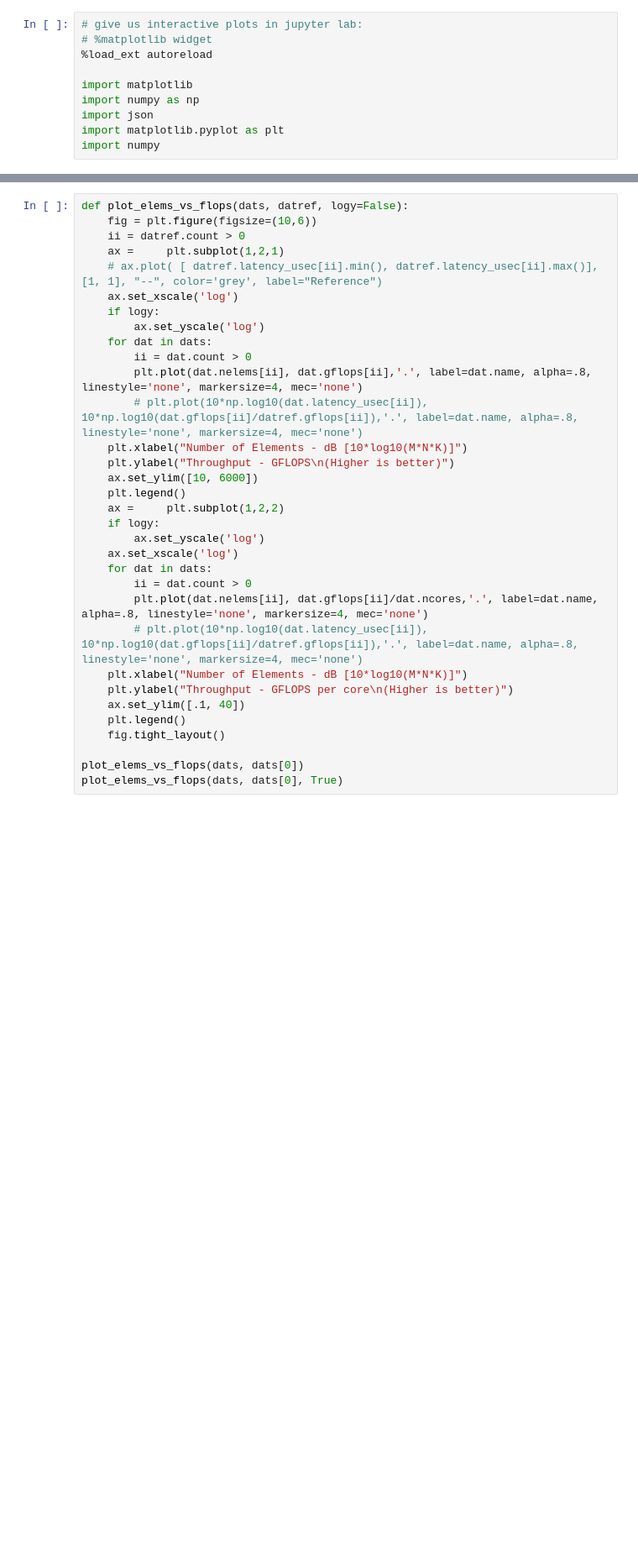
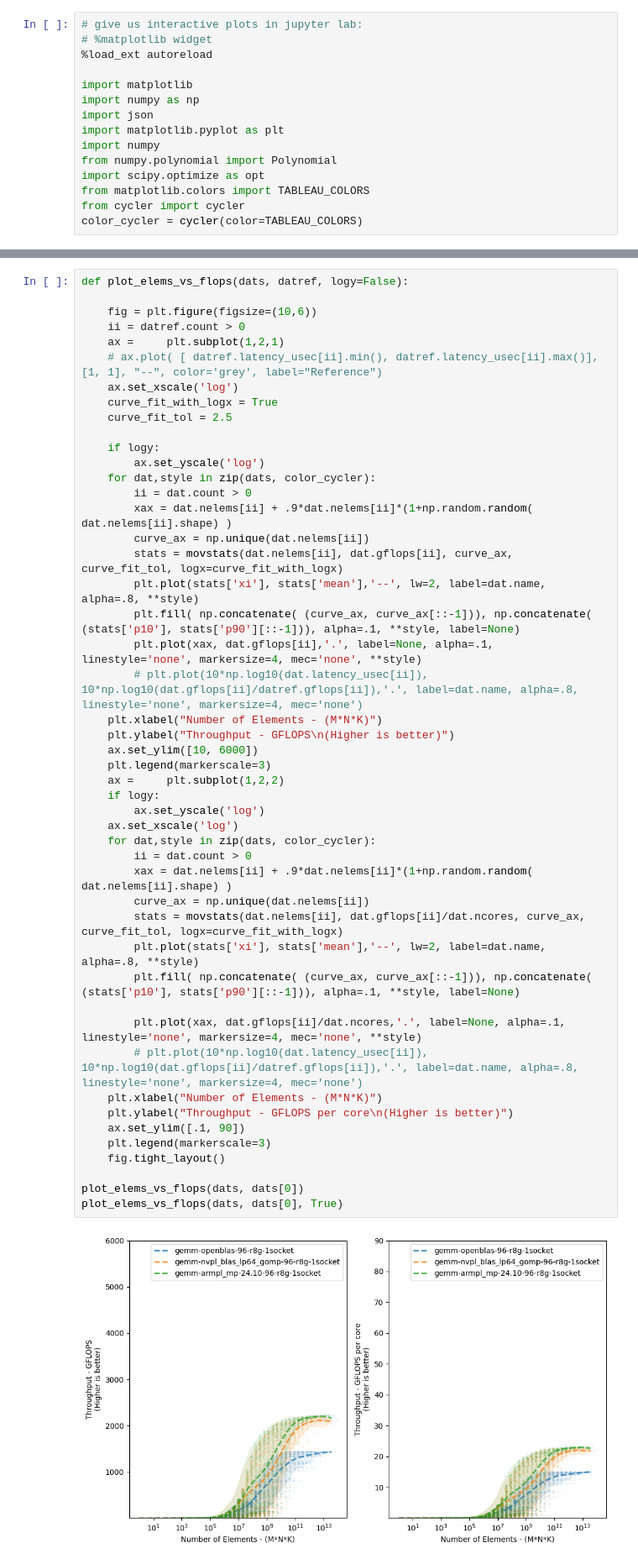
Before and after one commit to lrbison/lrbison_benchmarks, a Jupyter notebook: src/blas_test/blas_results.ipynb, the cells around one changed output, grey strips where cells are left out. Shown at 84% size. Cells and saved outputs as stored; diff of their text form; blank space fills up the shorter version.

```diff
--- a/src/blas_test/blas_results.ipynb
+++ b/src/blas_test/blas_results.ipynb
@@ -8,6 +8,11 @@ import numpy as np
 import json
 import matplotlib.pyplot as plt
 import numpy
+from numpy.polynomial import Polynomial
+import scipy.optimize as opt
+from matplotlib.colors import TABLEAU_COLORS
+from cycler import cycler
+color_cycler = cycler(color=TABLEAU_COLORS)
 # %%
 import importlib
 # import helper_libs as util
@@ -74,33 +158,50 @@ for name, dat in zip(fnames, dats):
 # %%
 def plot_elems_vs_flops(dats, datref, logy=False):
+
     fig = plt.figure(figsize=(10,6))
     ii = datref.count > 0
     ax =     plt.subplot(1,2,1)
     # ax.plot( [ datref.latency_usec[ii].min(), datref.latency_usec[ii].max()], [1, 1], "--", color='grey', label="Reference")
     ax.set_xscale('log')
+    curve_fit_with_logx = True
+    curve_fit_tol = 2.5
+
     if logy:
         ax.set_yscale('log')
-    for dat in dats:
+    for dat,style in zip(dats, color_cycler):
         ii = dat.count > 0
-        plt.plot(dat.nelems[ii], dat.gflops[ii],'.', label=dat.name, alpha=.8, linestyle='none', markersize=4, mec='none')
+        xax = dat.nelems[ii] + .9*dat.nelems[ii]*(1+np.random.random( dat.nelems[ii].shape) )
+        curve_ax = np.unique(dat.nelems[ii])
+        stats = movstats(dat.nelems[ii], dat.gflops[ii], curve_ax, curve_fit_tol, logx=curve_fit_with_logx)
+        plt.plot(stats['xi'], stats['mean'],'--', lw=2, label=dat.name, alpha=.8, **style)
+        plt.fill( np.concatenate( (curve_ax, curve_ax[::-1])), np.concatenate( (stats['p10'], stats['p90'][::-1])), alpha=.1, **style, label=None)
+        plt.plot(xax, dat.gflops[ii],'.', label=None, alpha=.1, linestyle='none', markersize=4, mec='none', **style)
         # plt.plot(10*np.log10(dat.latency_usec[ii]), 10*np.log10(dat.gflops[ii]/datref.gflops[ii]),'.', label=dat.name, alpha=.8, linestyle='none', markersize=4, mec='none')
-    plt.xlabel("Number of Elements - dB [10*log10(M*N*K)]")
+    plt.xlabel("Number of Elements - (M*N*K)")
     plt.ylabel("Throughput - GFLOPS\n(Higher is better)")
     ax.set_ylim([10, 6000])
-    plt.legend()
+    plt.legend(markerscale=3)
     ax =     plt.subplot(1,2,2)
     if logy:
         ax.set_yscale('log')
     ax.set_xscale('log')
-    for dat in dats:
+    for dat,style in zip(dats, color_cycler):
         ii = dat.count > 0
-        plt.plot(dat.nelems[ii], dat.gflops[ii]/dat.ncores,'.', label=dat.name, alpha=.8, linestyle='none', markersize=4, mec='none')
+        xax = dat.nelems[ii] + .9*dat.nelems[ii]*(1+np.random.random( dat.nelems[ii].shape) )
+        curve_ax = np.unique(dat.nelems[ii])
+        stats = movstats(dat.nelems[ii], dat.gflops[ii]/dat.ncores, curve_ax, curve_fit_tol, logx=curve_fit_with_logx)
+        plt.plot(stats['xi'], stats['mean'],'--', lw=2, label=dat.name, alpha=.8, **style)
+        plt.fill( np.concatenate( (curve_ax, curve_ax[::-1])), np.concatenate( (stats['p10'], stats['p90'][::-1])), alpha=.1, **style, label=None)
+
+        plt.plot(xax, dat.gflops[ii]/dat.ncores,'.', label=None, alpha=.1, linestyle='none', markersize=4, mec='none', **style)
         # plt.plot(10*np.log10(dat.latency_usec[ii]), 10*np.log10(dat.gflops[ii]/datref.gflops[ii]),'.', label=dat.name, alpha=.8, linestyle='none', markersize=4, mec='none')
-    plt.xlabel("Number of Elements - dB [10*log10(M*N*K)]")
+    plt.xlabel("Number of Elements - (M*N*K)")
     plt.ylabel("Throughput - GFLOPS per core\n(Higher is better)")
-    ax.set_ylim([.1, 40])
-    plt.legend()
+    ax.set_ylim([.1, 90])
+    plt.legend(markerscale=3)
     fig.tight_layout()
 
 plot_elems_vs_flops(dats, dats[0])
 plot_elems_vs_flops(dats, dats[0], True)
+# %% [output]
+[figure, added]
```
Also changed, not shown: parts of 7 cells of this notebook.
